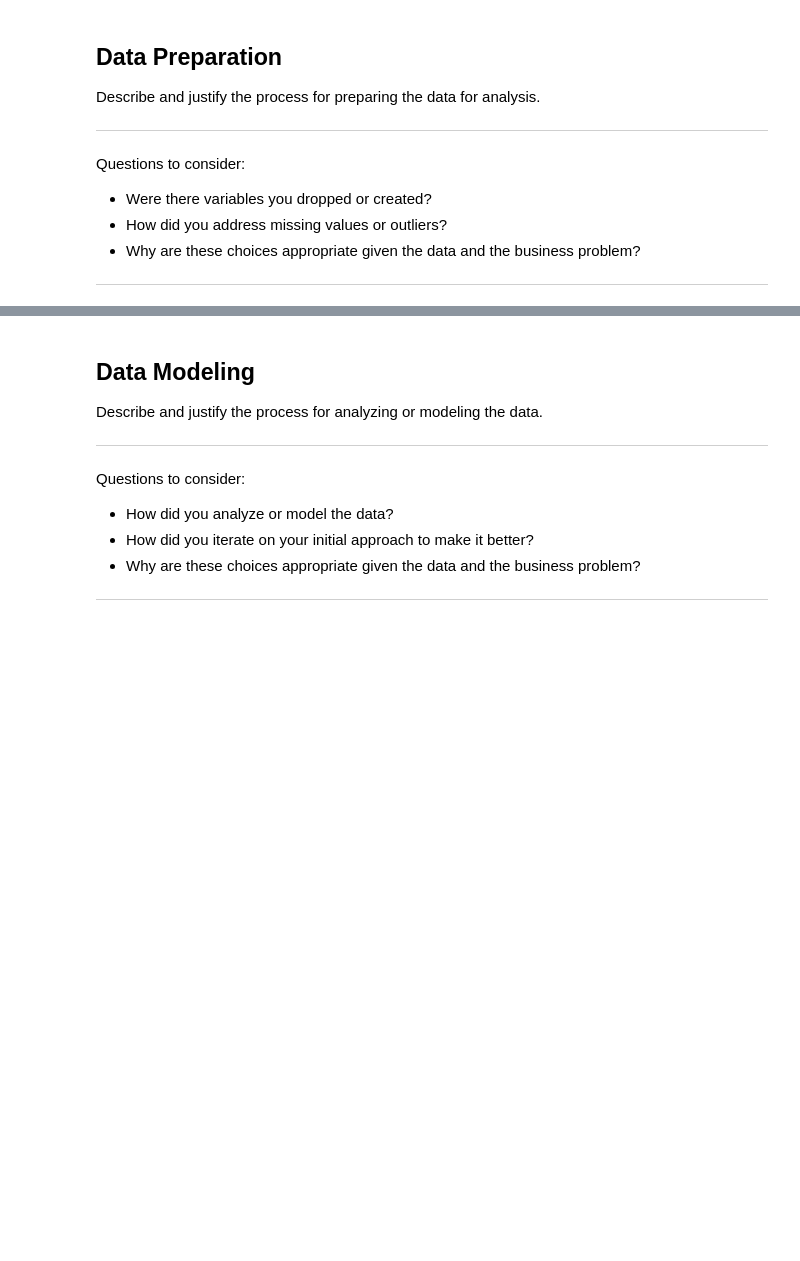
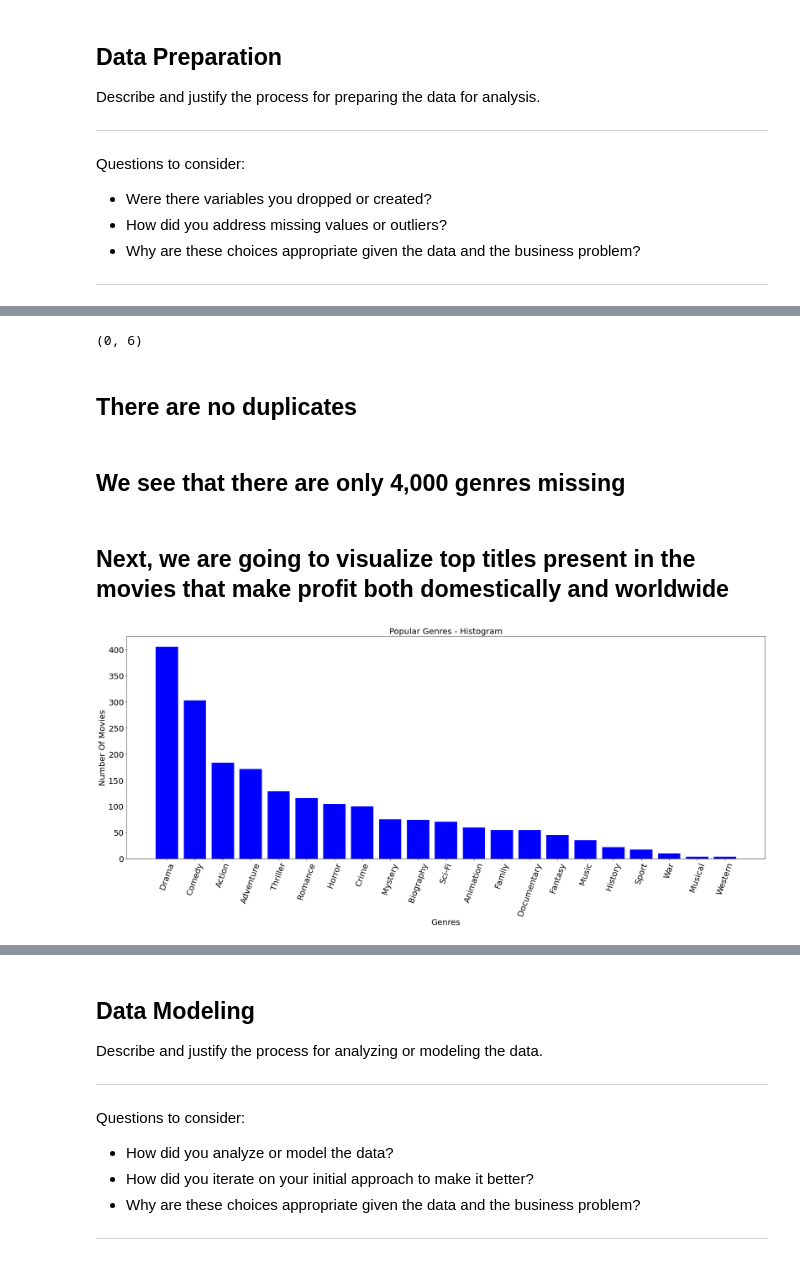
Before and after one commit to ekostrov/MovieDataAnalysis, a Jupyter notebook: JupyterNotebooks/project.ipynb, the cells around one changed output, grey strips where cells are left out. Cells and saved outputs as stored; diff of their text form; code cells hidden in the pictures; blank space fills up the shorter version.

```diff
--- a/JupyterNotebooks/project.ipynb
+++ b/JupyterNotebooks/project.ipynb
@@ -86,0 +243,45 @@ Questions to consider:
+# %%
+title_basics[title_basics.duplicated(subset=['primary_title'])].shape
+# %% [output]
+(0, 6)
+# %% [markdown]
+## There are no duplicates
+# %% [markdown]
+## We see that there are only 4,000  genres missing
+# %% [markdown]
+## Next, we are going to visualize top titles present in the movies that make profit both domestically and worldwide
+# %%
+new_df = title_basics.set_index('primary_title').join(top_movies.set_index('movie'),how='inner')
+new_df.drop_duplicates(subset=['original_title'],inplace=True)
+new_df = new_df.sort_values(by=['worldwide_profit'], ascending=False)
+# %%
+genres_dict = {}
+for i in new_df.genres.dropna().str.split(","):
+    for j in i:
+        if j in genres_dict.keys():
+            genres_dict[j] +=1
+        else:
+            genres_dict[j] = 1
+# %%
+sorted_dict = {}
+sorted_keys = sorted(genres_dict, key=genres_dict.get, reverse=True)  # [1, 3, 2]
+
+for w in sorted_keys:
+    sorted_dict[w] = genres_dict[w]
+
+genres_dict = sorted_dict
+# %%
+plt.figure(figsize=(28,10))
+font = {'family' : 'sans',
+        'weight' : 'normal',
+        'size'   : 20}
+plt.rc('font', **font)
+plt.xticks(rotation=70, **font)
+plt.bar(list(genres_dict.keys()), genres_dict.values(), color='b')
+plt.title("Popular Genres - Histogram", **font)
+plt.xlabel("Genres",**font)
+plt.ylabel("Number Of Movies", **font)
+plt.savefig("../images/IndividualGenresHist.png")
+plt.show()
+# %% [output]
+[figure, added]
```
Also changed, not shown: parts of 35 cells of this notebook.
